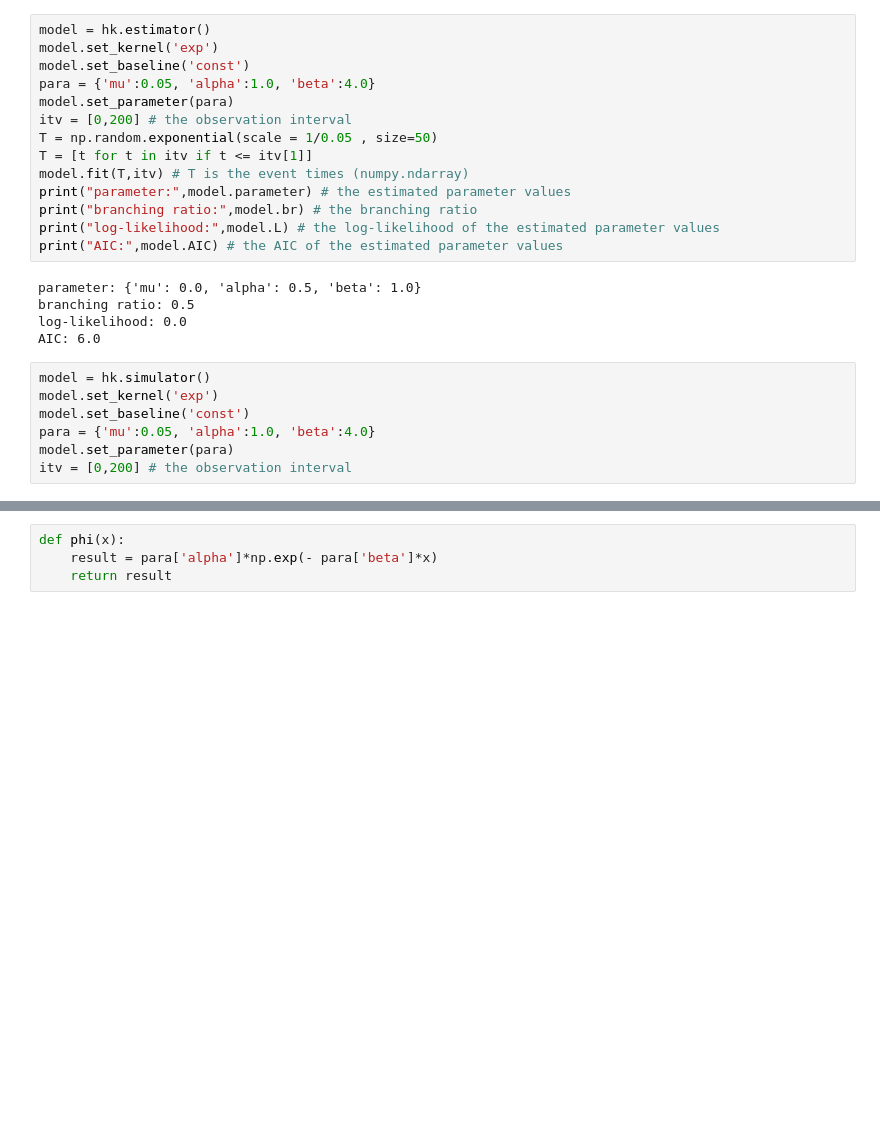
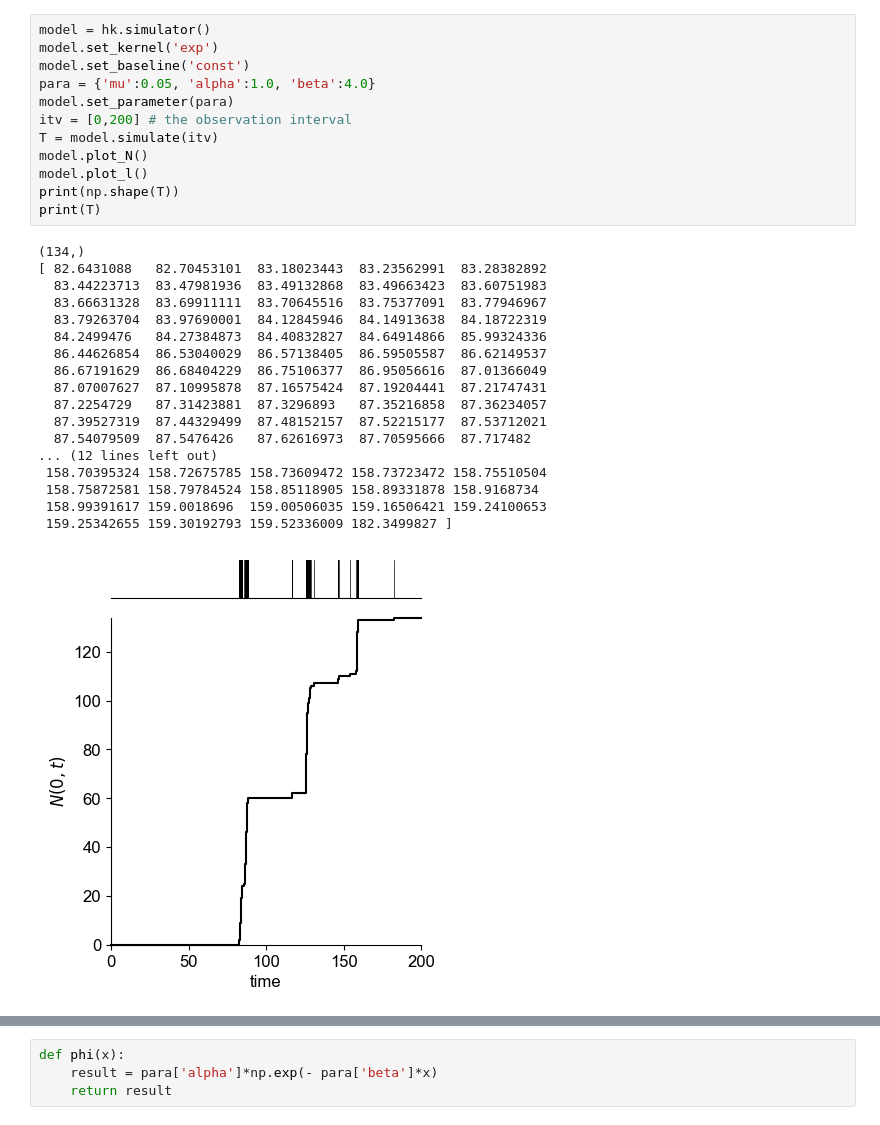
Before and after one commit to GodwinZonou/Hawkes-Processes-Estimation, a Jupyter notebook: hawkes.ipynb, the cells around one changed output, grey strips where cells are left out. Drawn from its saved outputs; the diff is of its cells as text; blank space fills up the shorter version.

Commit message:
Discrétisation intervalle

```diff
--- a/hawkes.ipynb
+++ b/hawkes.ipynb
@@ -12,26 +12,31 @@ WARNING:tensorflow:From c:\Users\zozow\AppData\Local\Programs\Python\Python310\l
-# %%
-model = hk.estimator()
-model.set_kernel('exp')
-model.set_baseline('const')
-para = {'mu':0.05, 'alpha':1.0, 'beta':4.0}
-model.set_parameter(para)
-itv = [0,200] # the observation interval
-T = np.random.exponential(scale = 1/0.05 , size=50)
-T = [t for t in itv if t <= itv[1]]
-model.fit(T,itv) # T is the event times (numpy.ndarray)
-print("parameter:",model.parameter) # the estimated parameter values
-print("branching ratio:",model.br) # the branching ratio
-print("log-likelihood:",model.L) # the log-likelihood of the estimated parameter values
-print("AIC:",model.AIC) # the AIC of the estimated parameter values
-# %% [output]
-parameter: {'mu': 0.0, 'alpha': 0.5, 'beta': 1.0}
-branching ratio: 0.5
-log-likelihood: 0.0
-AIC: 6.0
 # %%
 model = hk.simulator()
 model.set_kernel('exp')
 model.set_baseline('const')
 para = {'mu':0.05, 'alpha':1.0, 'beta':4.0}
 model.set_parameter(para)
 itv = [0,200] # the observation interval
+T = model.simulate(itv)
+model.plot_N()
+model.plot_l()
+print(np.shape(T))
+print(T)
+# %% [output]
+(134,)
+[ 82.6431088   82.70453101  83.18023443  83.23562991  83.28382892
+  83.44223713  83.47981936  83.49132868  83.49663423  83.60751983
+  83.66631328  83.69911111  83.70645516  83.75377091  83.77946967
+  83.79263704  83.97690001  84.12845946  84.14913638  84.18722319
+  84.2499476   84.27384873  84.40832827  84.64914866  85.99324336
+  86.44626854  86.53040029  86.57138405  86.59505587  86.62149537
+  86.67191629  86.68404229  86.75106377  86.95056616  87.01366049
+  87.07007627  87.10995878  87.16575424  87.19204441  87.21747431
+  87.2254729   87.31423881  87.3296893   87.35216858  87.36234057
+  87.39527319  87.44329499  87.48152157  87.52215177  87.53712021
+  87.54079509  87.5476426   87.62616973  87.70595666  87.717482
+... (12 lines left out)
+ 158.70395324 158.72675785 158.73609472 158.73723472 158.75510504
+ 158.75872581 158.79784524 158.85118905 158.89331878 158.9168734
+ 158.99391617 159.0018696  159.00506035 159.16506421 159.24100653
+ 159.25342655 159.30192793 159.52336009 182.3499827 ]
+[figure, added]
```
Also changed, not shown: parts of 13 cells of this notebook.
